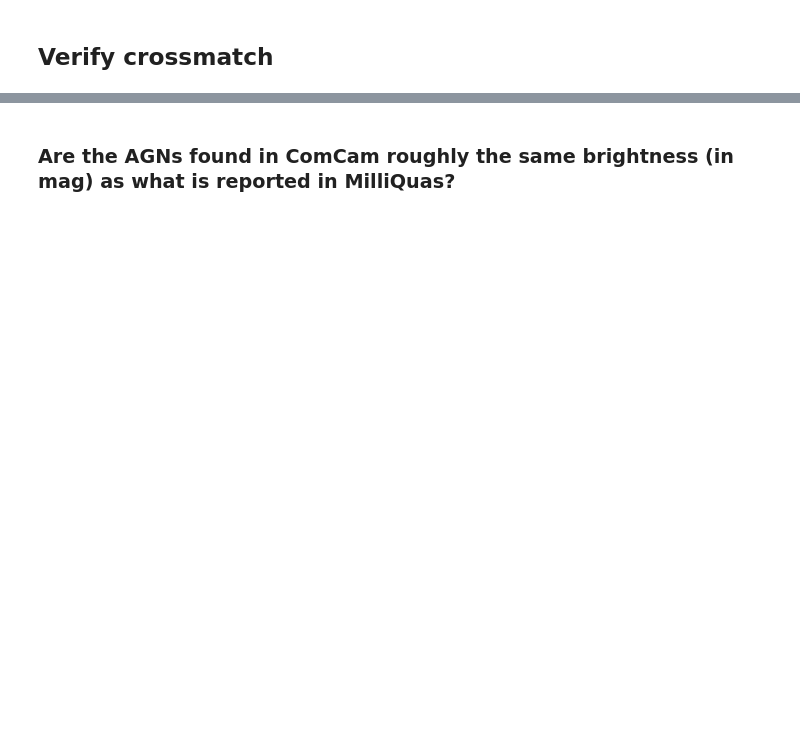
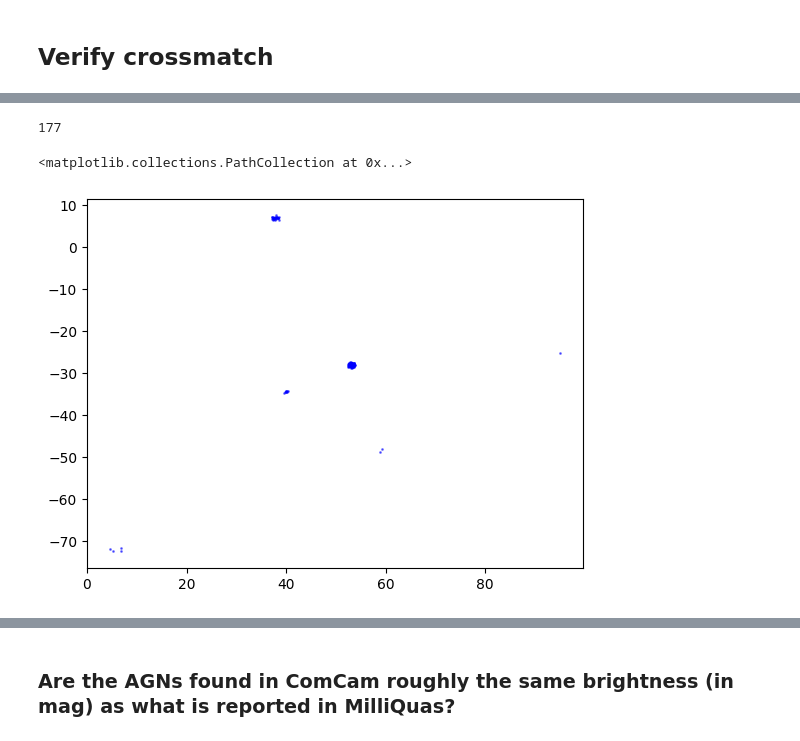
Before and after one commit to lsst-sitcom/linccf, a Jupyter notebook: internal/march_sprint/2.AGN/01-ComCam x Milliquas.ipynb, the cells around one changed output, grey strips where cells are left out. Saved outputs shown, nothing was run; the diff lists cells and outputs as text; code cells hidden in the pictures; blank space fills up the shorter version.

```diff
--- a/internal/march_sprint/2.AGN/01-ComCam x Milliquas.ipynb
+++ b/internal/march_sprint/2.AGN/01-ComCam x Milliquas.ipynb
@@ -24,10 +53,8 @@ client
 ## Get catalogs
 ComCam and MilliQuas
 # %%
-comcam_cat = lsdb.read_hats(
-    "/sdf/data/rubin/shared/lsdb_commissioning/hats/w_2025_11/dia_object_lc",
-    margin_cache="/sdf/data/rubin/shared/lsdb_commissioning/hats/w_2025_11/dia_object_lc_5arcs",
-)
+comcam_cat = lsdb.read_hats('/sdf/data/rubin/shared/lsdb_commissioning/hats/v29_0_0_rc5/dia_object_lc',
+                            margin_cache='/sdf/data/rubin/shared/lsdb_commissioning/hats/v29_0_0_rc5/dia_object_lc_5arcs')
 # %%
 # This cell from: https://github.com/lsst-sitcom/linccf/blob/main/demo_notebooks/periodic_lightcurves.ipynb
 
@@ -53,3 +102,3 @@ ComCam x MilliQuas
 # %%
-comcam_x_milliquas = comcam_cat.crossmatch(miliquas_cat, suffixes=["_COM", "_MIL"])
-comcam_x_milliquas
+comcam_x_milliquas = comcam_cat.crossmatch(miliquas_cat, suffixes=["_COM", "_MIL"], radius_arcsec=.3)
+# comcam_x_milliquas
@@ -59,0 +127,18 @@ comcam_x_milliquas.plot_pixels(plot_title="COMCAM x Milliquas")
+# %%
+comcam_x_milliquas_computed = comcam_x_milliquas.compute()
+# %%
+len(comcam_x_milliquas_computed)
+# %% [output]
+177
+# %%
+plt.scatter(comcam_x_milliquas_computed[['ra_COM']],
+            comcam_x_milliquas_computed[['dec_COM']],
+            s=1,
+            c='blue',
+            alpha=0.5,
+            label='COMCAM',
+            marker='o'
+           )
+# %% [output]
+<matplotlib.collections.PathCollection at 0x...>
+[figure, added]
```
Also changed, not shown: parts of 16 cells of this notebook, 1 other file.
